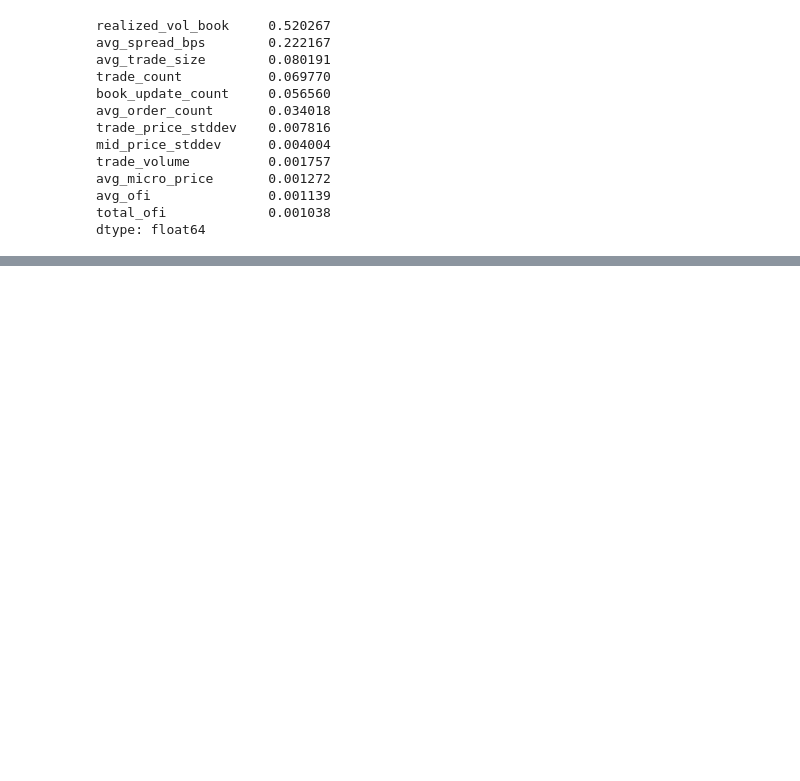
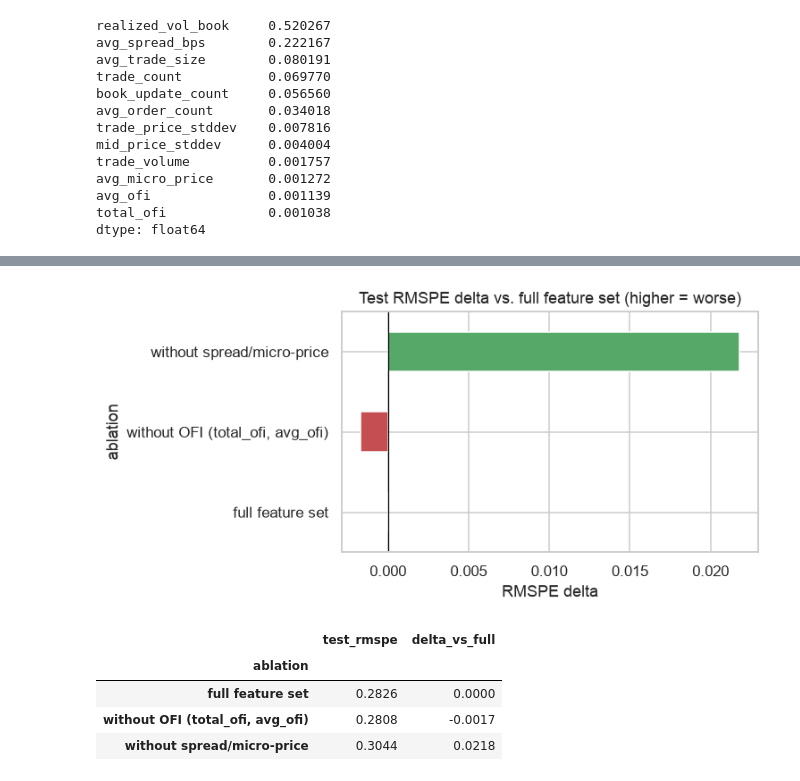
Before and after one commit to AndersVestergaard0/distributed-market-analytics, a Jupyter notebook: notebooks/Regression_Results.ipynb, the cells around one changed output, grey strips where cells are left out. Cells and saved outputs as stored; diff of their text form; code cells hidden in the pictures; blank space fills up the shorter version.

```diff
--- a/notebooks/Regression_Results.ipynb
+++ b/notebooks/Regression_Results.ipynb
@@ -166,0 +198,23 @@ dtype: float64
+# %%
+ablation_results = pd.DataFrame([
+    {"ablation": "full feature set", "test_rmspe": 0.2826, "delta_vs_full": 0.0000},
+    {"ablation": "without OFI (total_ofi, avg_ofi)", "test_rmspe": 0.2808, "delta_vs_full": -0.0017},
+    {"ablation": "without spread/micro-price", "test_rmspe": 0.3044, "delta_vs_full": 0.0218},
+]).set_index("ablation")
+
+plt.figure(figsize=(7, 3.5))
+ablation_results["delta_vs_full"].plot.barh(color=["#55A868", "#C44E52"])
+plt.axvline(0, color="black", linewidth=0.8)
+plt.title("Test RMSPE delta vs. full feature set (higher = worse)")
+plt.xlabel("RMSPE delta")
+plt.tight_layout()
+plt.show()
+
+ablation_results
+# %% [output]
+[figure, added]
+|  | test_rmspe | delta_vs_full |
+| ablation |  |  |
+| full feature set | 0.2826 | 0.0000 |
+| without OFI (total_ofi, avg_ofi) | 0.2808 | -0.0017 |
+| without spread/micro-price | 0.3044 | 0.0218 |
```
Also changed, not shown: parts of 12 cells of this notebook, 8 other files.
